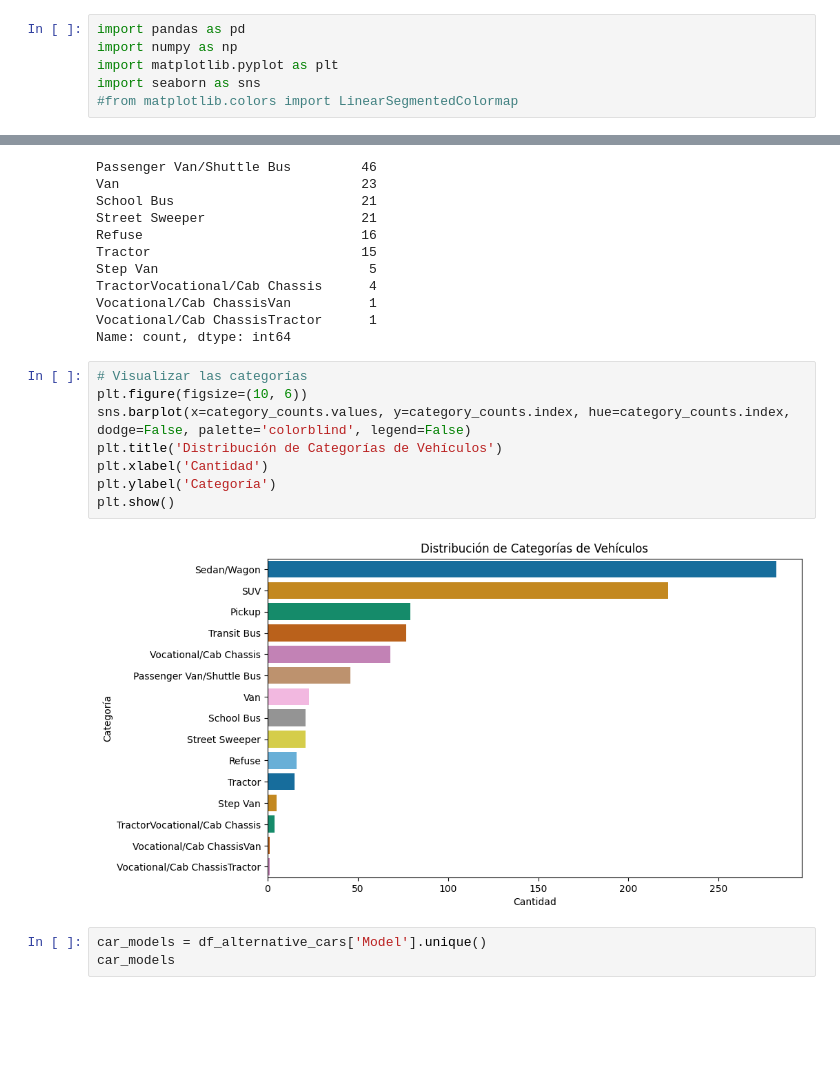
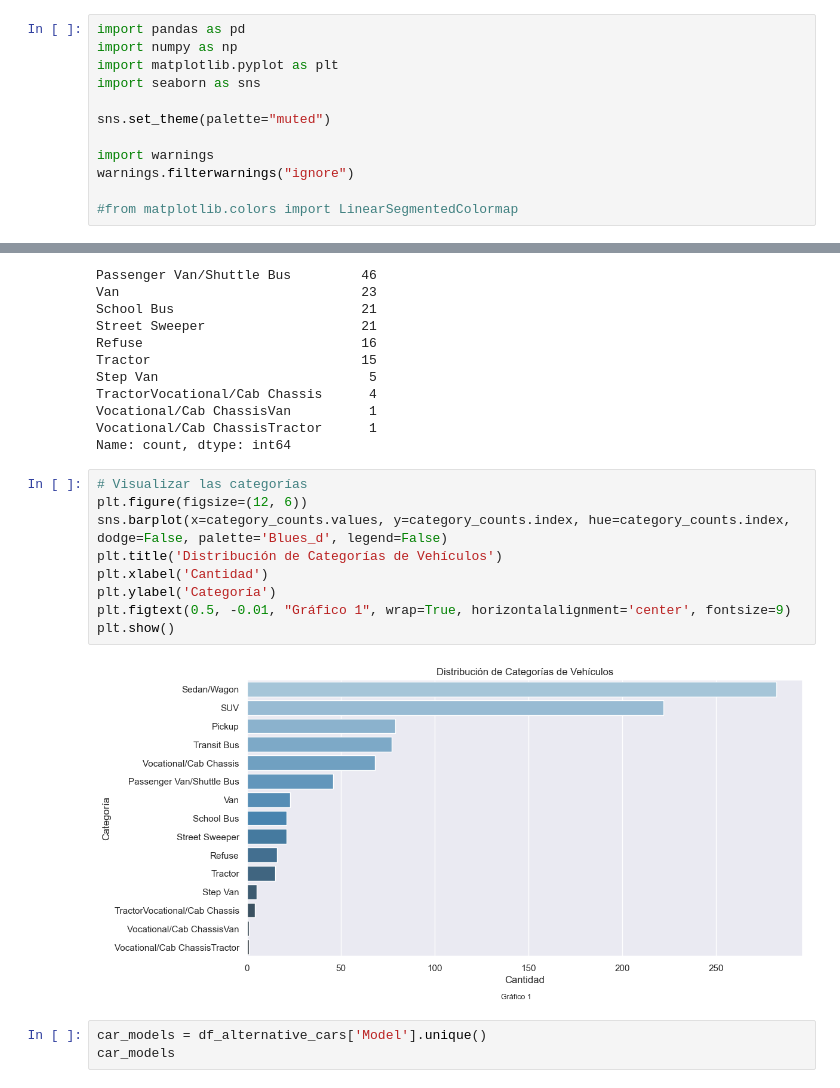
Before and after one commit to mlararossetti/ProyectoFinalSH, a Jupyter notebook: notebooks/2. EDA/EDA_alternativecars.ipynb, the cells around one changed output, grey strips where cells are left out. Drawn from its saved outputs; the diff is of its cells as text; blank space fills up the shorter version.

```diff
--- a/notebooks/2. EDA/EDA_alternativecars.ipynb
+++ b/notebooks/2. EDA/EDA_alternativecars.ipynb
@@ -26,6 +26,12 @@ import pandas as pd
 import numpy as np
 import matplotlib.pyplot as plt
 import seaborn as sns
+
+sns.set_theme(palette="muted")
+
+import warnings
+warnings.filterwarnings("ignore")
+
 #from matplotlib.colors import LinearSegmentedColormap
 # %% [markdown]
 ## Alternative Fuel Vehicles
@@ -148,14 +151,15 @@ Vocational/Cab ChassisTractor      1
 Name: count, dtype: int64
 # %%
 # Visualizar las categorías
-plt.figure(figsize=(10, 6))
-sns.barplot(x=category_counts.values, y=category_counts.index, hue=category_counts.index, dodge=False, palette='colorblind', legend=False)
+plt.figure(figsize=(12, 6))
+sns.barplot(x=category_counts.values, y=category_counts.index, hue=category_counts.index, dodge=False, palette='Blues_d', legend=False)
 plt.title('Distribución de Categorías de Vehículos')
 plt.xlabel('Cantidad')
 plt.ylabel('Categoría')
+plt.figtext(0.5, -0.01, "Gráfico 1", wrap=True, horizontalalignment='center', fontsize=9)
 plt.show()
 # %% [output]
-[figure, old version]
+[figure, new version]
 # %%
 car_models = df_alternative_cars['Model'].unique()
 car_models
```
Also changed, not shown: parts of 17 cells of this notebook, 11 other files.
